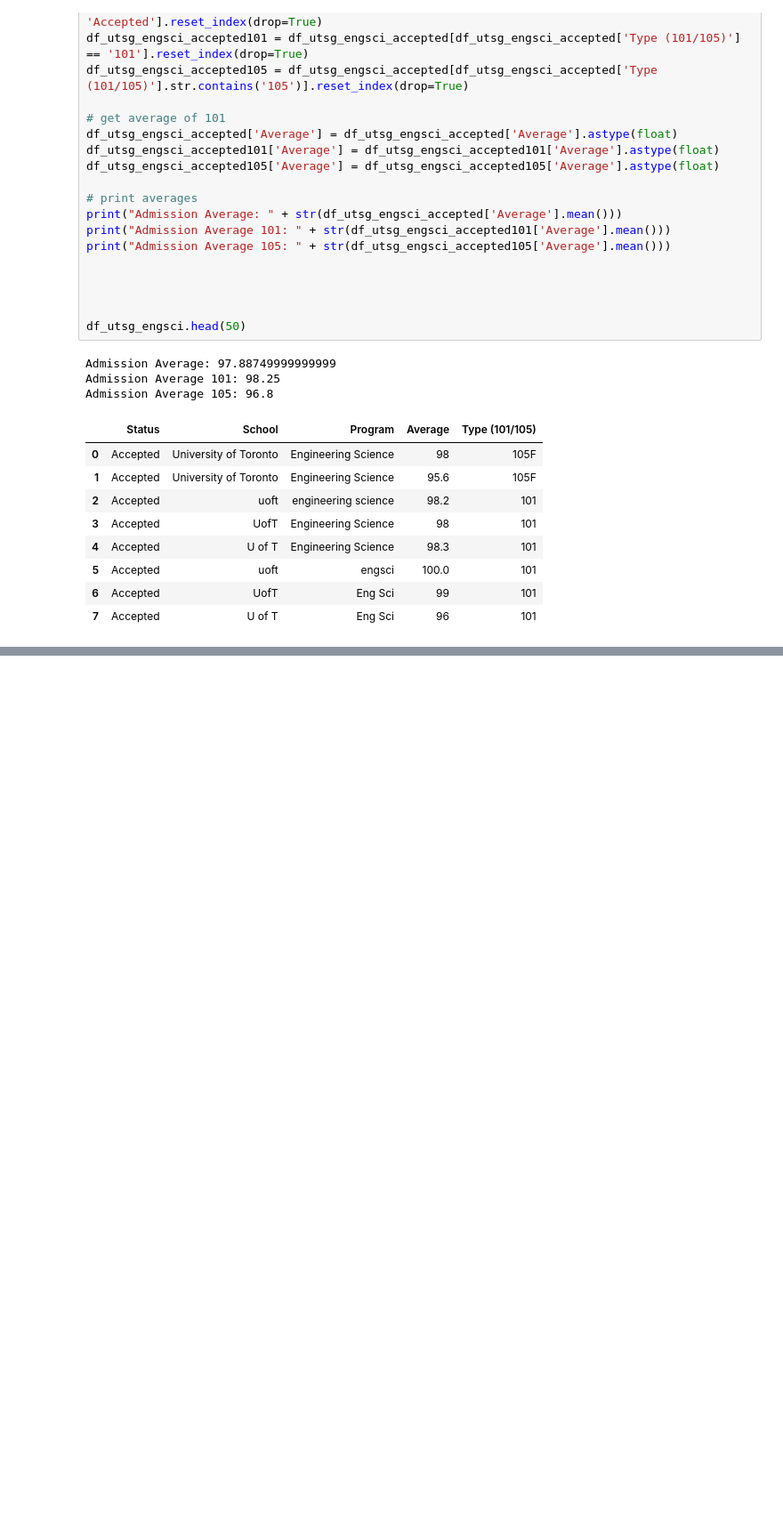
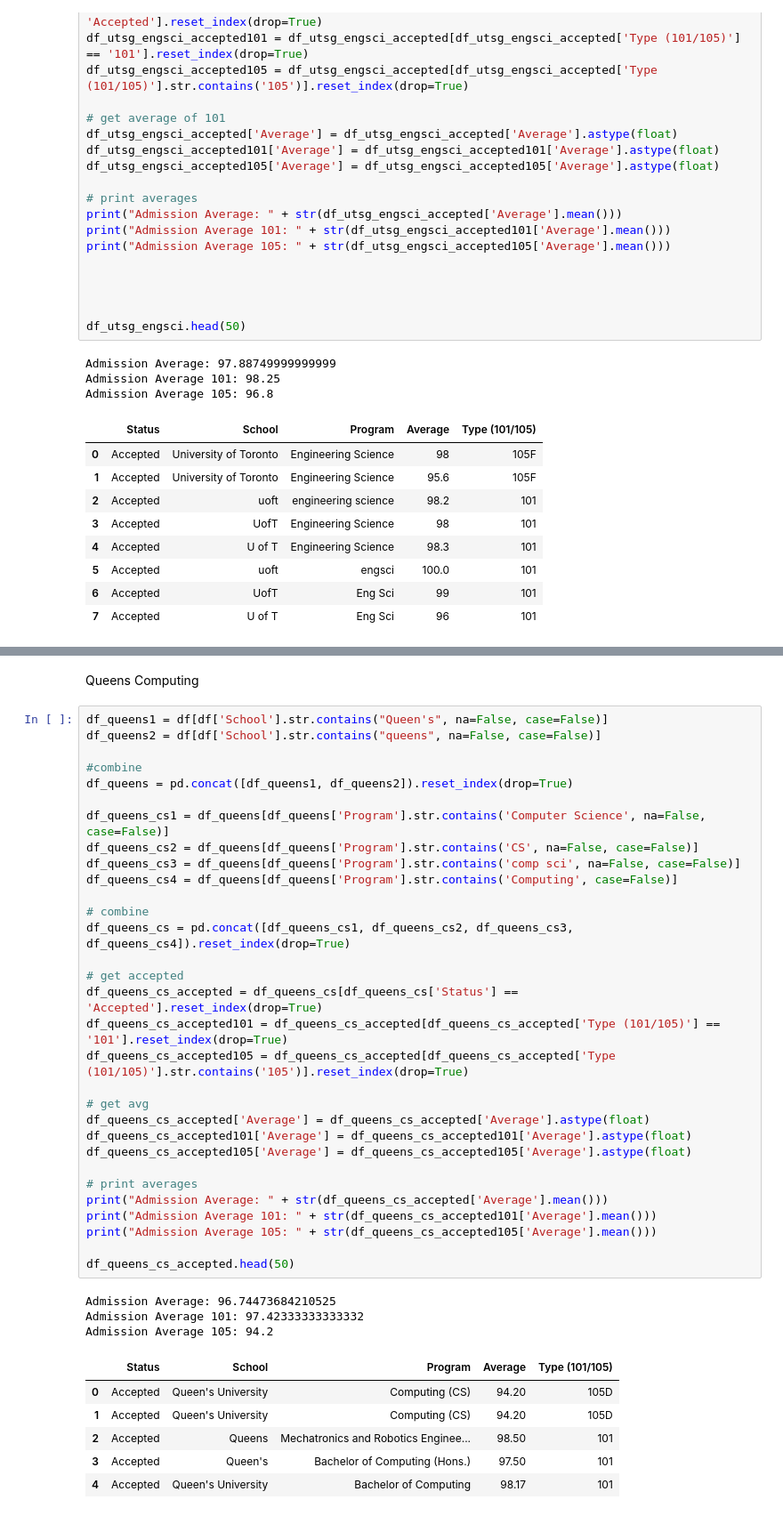
Before and after one commit to HanzPo/Data-Science, a Jupyter notebook: main.ipynb, the cells around one changed output, grey strips where cells are left out. Shown: that part at 89% size. Drawn from its saved outputs; the diff is of its cells as text; blank space fills up the shorter version.

Commit message:
did a couple more programs

```diff
--- a/main.ipynb
+++ b/main.ipynb
@@ -311,0 +394,43 @@ Admission Average 105: 96.8
+# %% [markdown]
+Queens Computing
+# %%
+df_queens1 = df[df['School'].str.contains("Queen's", na=False, case=False)]
+df_queens2 = df[df['School'].str.contains("queens", na=False, case=False)]
+
+#combine
+df_queens = pd.concat([df_queens1, df_queens2]).reset_index(drop=True)
+
+df_queens_cs1 = df_queens[df_queens['Program'].str.contains('Computer Science', na=False, case=False)]
+df_queens_cs2 = df_queens[df_queens['Program'].str.contains('CS', na=False, case=False)]
+df_queens_cs3 = df_queens[df_queens['Program'].str.contains('comp sci', na=False, case=False)]
+df_queens_cs4 = df_queens[df_queens['Program'].str.contains('Computing', case=False)]
+
+# combine
+df_queens_cs = pd.concat([df_queens_cs1, df_queens_cs2, df_queens_cs3, df_queens_cs4]).reset_index(drop=True)
+
+# get accepted
+df_queens_cs_accepted = df_queens_cs[df_queens_cs['Status'] == 'Accepted'].reset_index(drop=True)
+df_queens_cs_accepted101 = df_queens_cs_accepted[df_queens_cs_accepted['Type (101/105)'] == '101'].reset_index(drop=True)
+df_queens_cs_accepted105 = df_queens_cs_accepted[df_queens_cs_accepted['Type (101/105)'].str.contains('105')].reset_index(drop=True)
+
+# get avg
+df_queens_cs_accepted['Average'] = df_queens_cs_accepted['Average'].astype(float)
+df_queens_cs_accepted101['Average'] = df_queens_cs_accepted101['Average'].astype(float)
+df_queens_cs_accepted105['Average'] = df_queens_cs_accepted105['Average'].astype(float)
+
+# print averages
+print("Admission Average: " + str(df_queens_cs_accepted['Average'].mean()))
+print("Admission Average 101: " + str(df_queens_cs_accepted101['Average'].mean()))
+print("Admission Average 105: " + str(df_queens_cs_accepted105['Average'].mean()))
+
+df_queens_cs_accepted.head(50)
+# %% [output]
+Admission Average: 96.74473684210525
+Admission Average 101: 97.42333333333332
+Admission Average 105: 94.2
+|  | Status | School | Program | Average | Type (101/105) |
+| 0 | Accepted | Queen's University | Computing (CS) | 94.20 | 105D |
+| 1 | Accepted | Queen's University | Computing (CS) | 94.20 | 105D |
+| 2 | Accepted | Queens | Mechatronics and Robotics Enginee... | 98.50 | 101 |
+| 3 | Accepted | Queen's | Bachelor of Computing (Hons.) | 97.50 | 101 |
+| 4 | Accepted | Queen's University | Bachelor of Computing | 98.17 | 101 |
```
Also changed, not shown: parts of 8 cells of this notebook.
